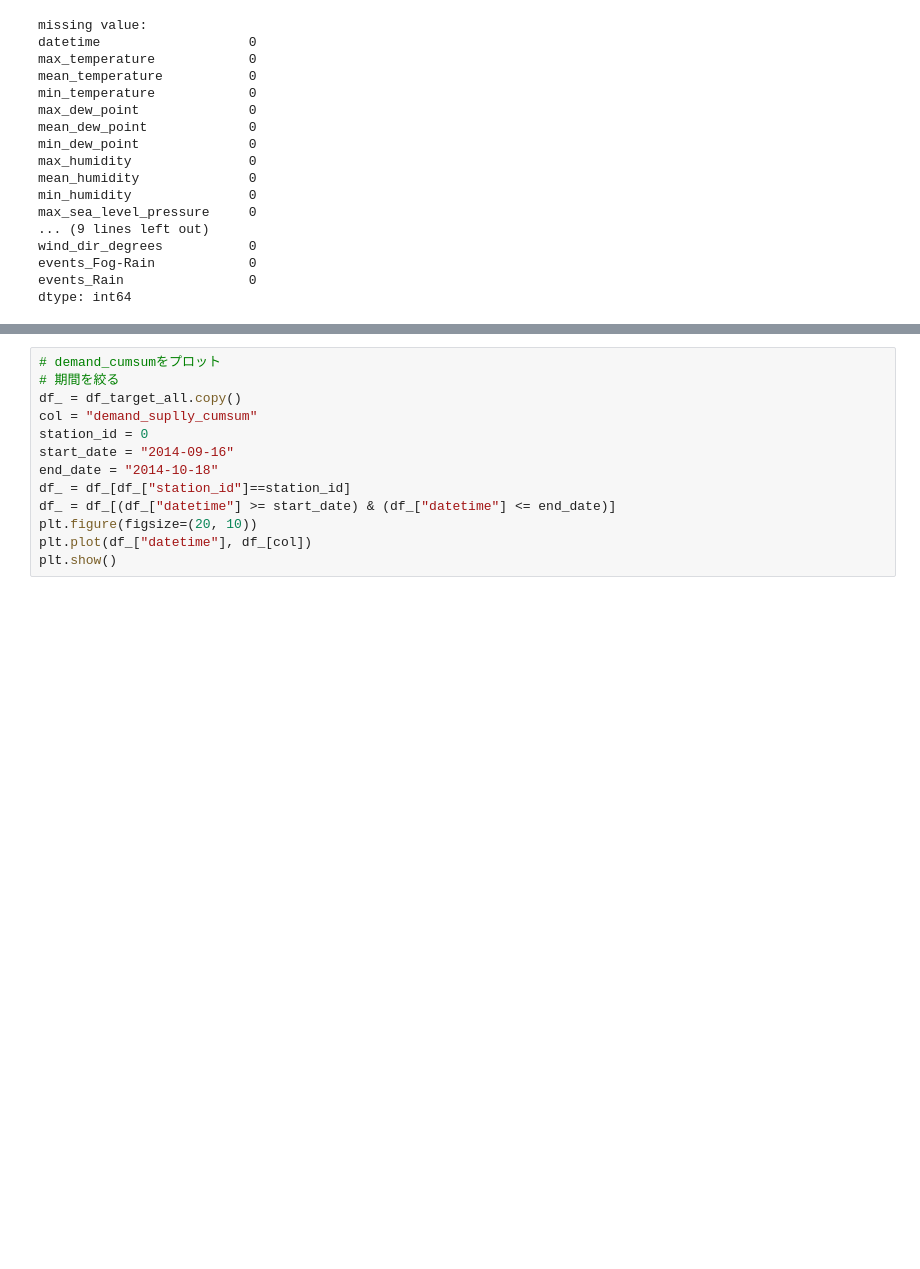
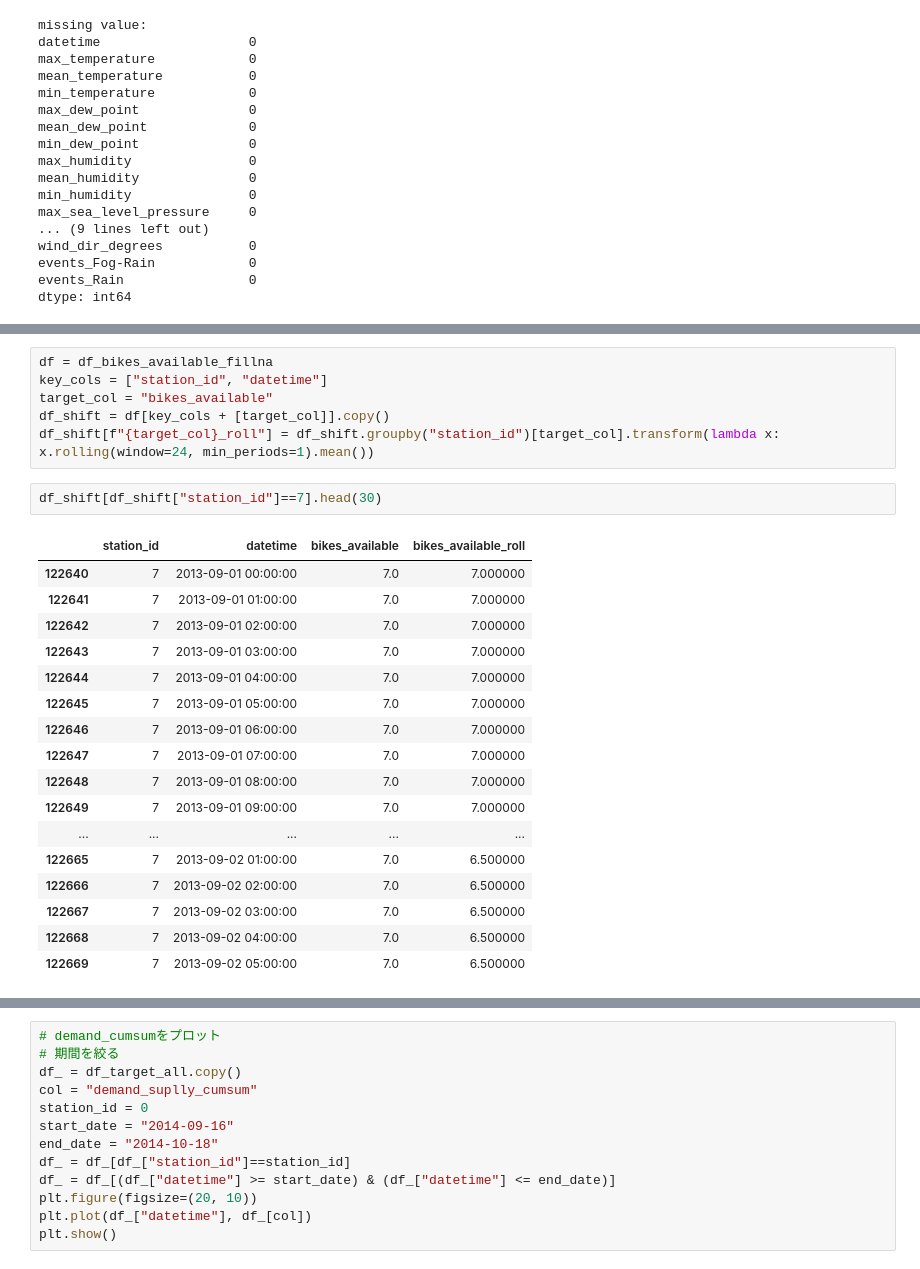
Before and after one commit to snoopy0420/atma_udemy, a Jupyter notebook: notebooks/create_features.ipynb, the cells around one changed output, grey strips where cells are left out. Drawn from its saved outputs; the diff is of its cells as text; blank space fills up the shorter version.

```diff
--- a/notebooks/create_features.ipynb
+++ b/notebooks/create_features.ipynb
@@ -743,0 +762,26 @@ dtype: int64
+# %%
+df = df_bikes_available_fillna
+key_cols = ["station_id", "datetime"]
+target_col = "bikes_available"
+df_shift = df[key_cols + [target_col]].copy()
+df_shift[f"{target_col}_roll"] = df_shift.groupby("station_id")[target_col].transform(lambda x: x.rolling(window=24, min_periods=1).mean())
+# %%
+df_shift[df_shift["station_id"]==7].head(30)
+# %% [output]
+|  | station_id | datetime | bikes_available | bikes_available_roll |
+| 122640 | 7 | 2013-09-01 00:00:00 | 7.0 | 7.000000 |
+| 122641 | 7 | 2013-09-01 01:00:00 | 7.0 | 7.000000 |
+| 122642 | 7 | 2013-09-01 02:00:00 | 7.0 | 7.000000 |
+| 122643 | 7 | 2013-09-01 03:00:00 | 7.0 | 7.000000 |
+| 122644 | 7 | 2013-09-01 04:00:00 | 7.0 | 7.000000 |
+| 122645 | 7 | 2013-09-01 05:00:00 | 7.0 | 7.000000 |
+| 122646 | 7 | 2013-09-01 06:00:00 | 7.0 | 7.000000 |
+| 122647 | 7 | 2013-09-01 07:00:00 | 7.0 | 7.000000 |
+| 122648 | 7 | 2013-09-01 08:00:00 | 7.0 | 7.000000 |
+| 122649 | 7 | 2013-09-01 09:00:00 | 7.0 | 7.000000 |
+| ... | ... | ... | ... | ... |
+| 122665 | 7 | 2013-09-02 01:00:00 | 7.0 | 6.500000 |
+| 122666 | 7 | 2013-09-02 02:00:00 | 7.0 | 6.500000 |
+| 122667 | 7 | 2013-09-02 03:00:00 | 7.0 | 6.500000 |
+| 122668 | 7 | 2013-09-02 04:00:00 | 7.0 | 6.500000 |
+| 122669 | 7 | 2013-09-02 05:00:00 | 7.0 | 6.500000 |
```
Also changed, not shown: parts of 7 cells of this notebook, 1 other file.
